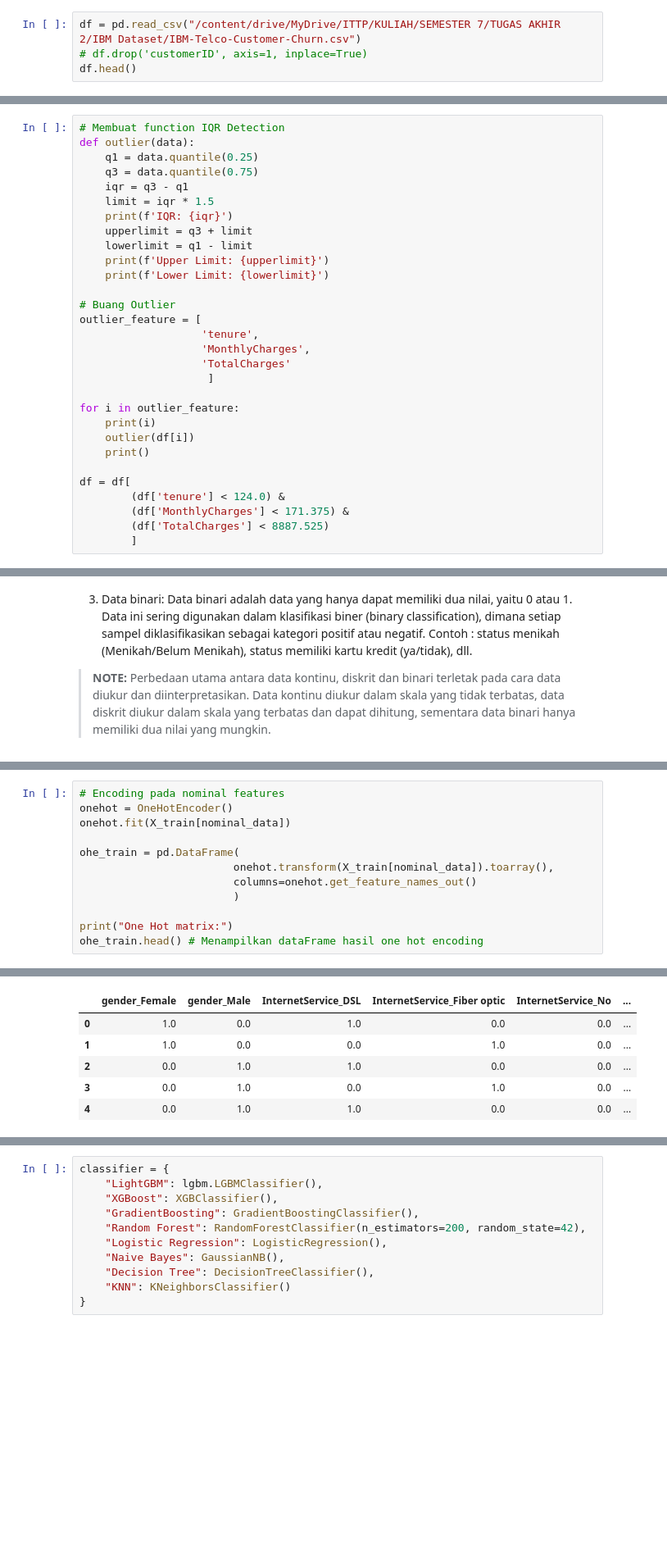
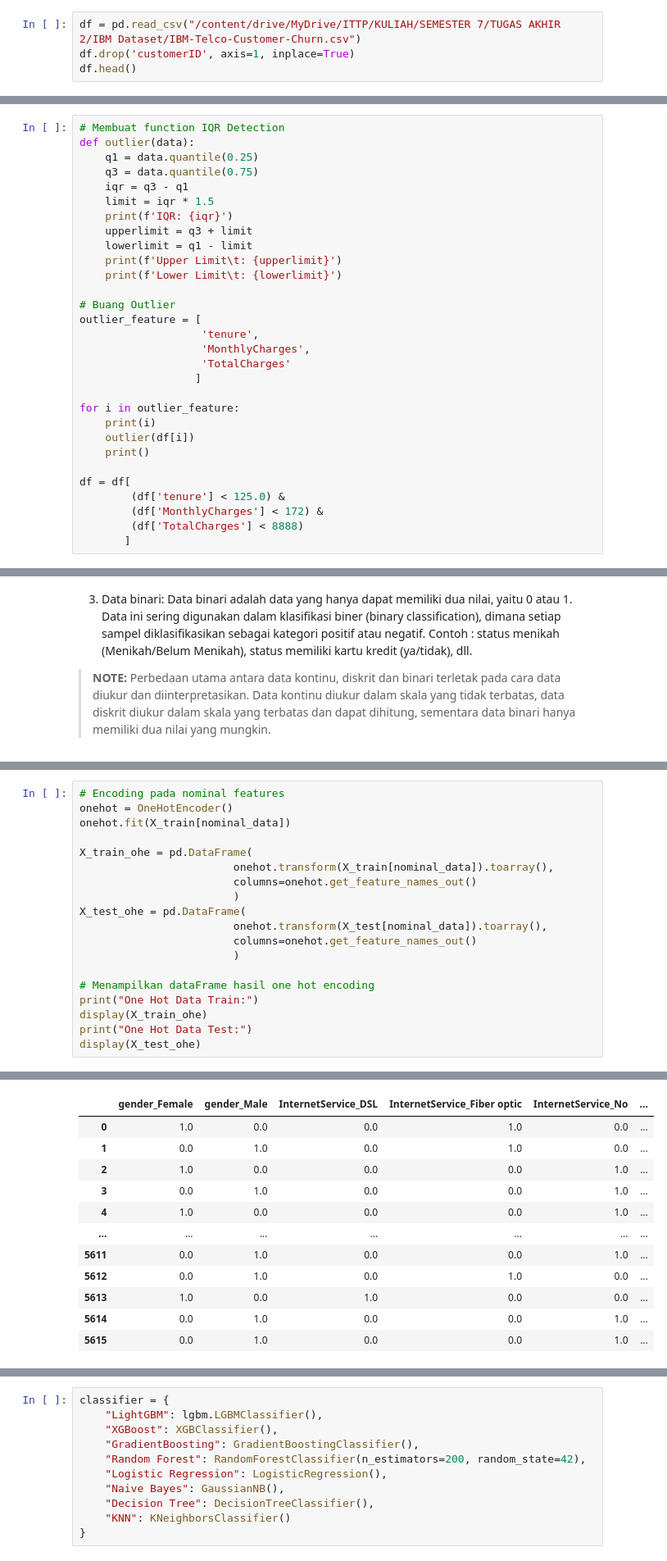
Before and after one commit to NabilahSharfina/TELCO-CUSTOMER-CHURN, a Jupyter notebook: Churn_with_SMOTE.ipynb, the cells around one changed output, grey strips where cells are left out. Shown at 82% size. Drawn from its saved outputs; the diff is of its cells as text; blank space fills up the shorter version.

```diff
--- a/Churn_with_SMOTE.ipynb
+++ b/Churn_with_SMOTE.ipynb
@@ -89,6 +89,6 @@ Requirement already satisfied: threadpoolctl>=2.0.0 in /usr/local/lib/python3.8/
 ## 1.1 Data Loading
 # %%
 df = pd.read_csv("/content/drive/MyDrive/ITTP/KULIAH/SEMESTER 7/TUGAS AKHIR 2/IBM Dataset/IBM-Telco-Customer-Churn.csv")
-# df.drop('customerID', axis=1, inplace=True)
+df.drop('customerID', axis=1, inplace=True)
 df.head()
 # %% [output]
@@ -466,15 +465,15 @@ def outlier(data):
     print(f'IQR: {iqr}')
     upperlimit = q3 + limit
     lowerlimit = q1 - limit
-    print(f'Upper Limit: {upperlimit}')
-    print(f'Lower Limit: {lowerlimit}')
+    print(f'Upper Limit\t: {upperlimit}')
+    print(f'Lower Limit\t: {lowerlimit}')
 
 # Buang Outlier
 outlier_feature = [
                    'tenure',
                    'MonthlyCharges',
                    'TotalCharges'
-                    ]
+                  ]
 
 for i in outlier_feature:
     print(i)
@@ -482,10 +481,10 @@ for i in outlier_feature:
     print()
 
 df = df[
-        (df['tenure'] < 124.0) &
-        (df['MonthlyCharges'] < 171.375) &
-        (df['TotalCharges'] < 8887.525)
-        ]
+        (df['tenure'] < 125.0) &
+        (df['MonthlyCharges'] < 172) &
+        (df['TotalCharges'] < 8888)
+       ]
 # %% [output]
 tenure
 IQR: 46.0
@@ -626,11 +623,18 @@ Ordinal Data:
 onehot = OneHotEncoder()
 onehot.fit(X_train[nominal_data])
 
-ohe_train = pd.DataFrame(
+X_train_ohe = pd.DataFrame(
                         onehot.transform(X_train[nominal_data]).toarray(),
                         columns=onehot.get_feature_names_out()
                         )
+X_test_ohe = pd.DataFrame(
+                        onehot.transform(X_test[nominal_data]).toarray(),
+                        columns=onehot.get_feature_names_out()
+                        )
 
-print("One Hot matrix:")
-ohe_train.head() # Menampilkan dataFrame hasil one hot encoding
+# Menampilkan dataFrame hasil one hot encoding
+print("One Hot Data Train:")
+display(X_train_ohe)
+print("One Hot Data Test:")
+display(X_test_ohe)
 # %% [output]
@@ -638,6 +642,12 @@ One Hot matrix:
 |  | gender_Female | gender_Male | InternetService_DSL | InternetService_Fiber optic | InternetService_No | ... |
-| 0 | 1.0 | 0.0 | 1.0 | 0.0 | 0.0 | ... |
-| 1 | 1.0 | 0.0 | 0.0 | 1.0 | 0.0 | ... |
-| 2 | 0.0 | 1.0 | 1.0 | 0.0 | 0.0 | ... |
-| 3 | 0.0 | 1.0 | 0.0 | 1.0 | 0.0 | ... |
-| 4 | 0.0 | 1.0 | 1.0 | 0.0 | 0.0 | ... |
+| 0 | 1.0 | 0.0 | 0.0 | 1.0 | 0.0 | ... |
+| 1 | 0.0 | 1.0 | 0.0 | 1.0 | 0.0 | ... |
+| 2 | 1.0 | 0.0 | 0.0 | 0.0 | 1.0 | ... |
+| 3 | 0.0 | 1.0 | 0.0 | 0.0 | 1.0 | ... |
+| 4 | 1.0 | 0.0 | 0.0 | 0.0 | 1.0 | ... |
+| ... | ... | ... | ... | ... | ... | ... |
+| 5611 | 0.0 | 1.0 | 0.0 | 0.0 | 1.0 | ... |
+| 5612 | 0.0 | 1.0 | 0.0 | 1.0 | 0.0 | ... |
+| 5613 | 1.0 | 0.0 | 1.0 | 0.0 | 0.0 | ... |
+| 5614 | 0.0 | 1.0 | 0.0 | 0.0 | 1.0 | ... |
+| 5615 | 0.0 | 1.0 | 0.0 | 0.0 | 1.0 | ... |
```
Also changed, not shown: parts of 99 cells of this notebook.
